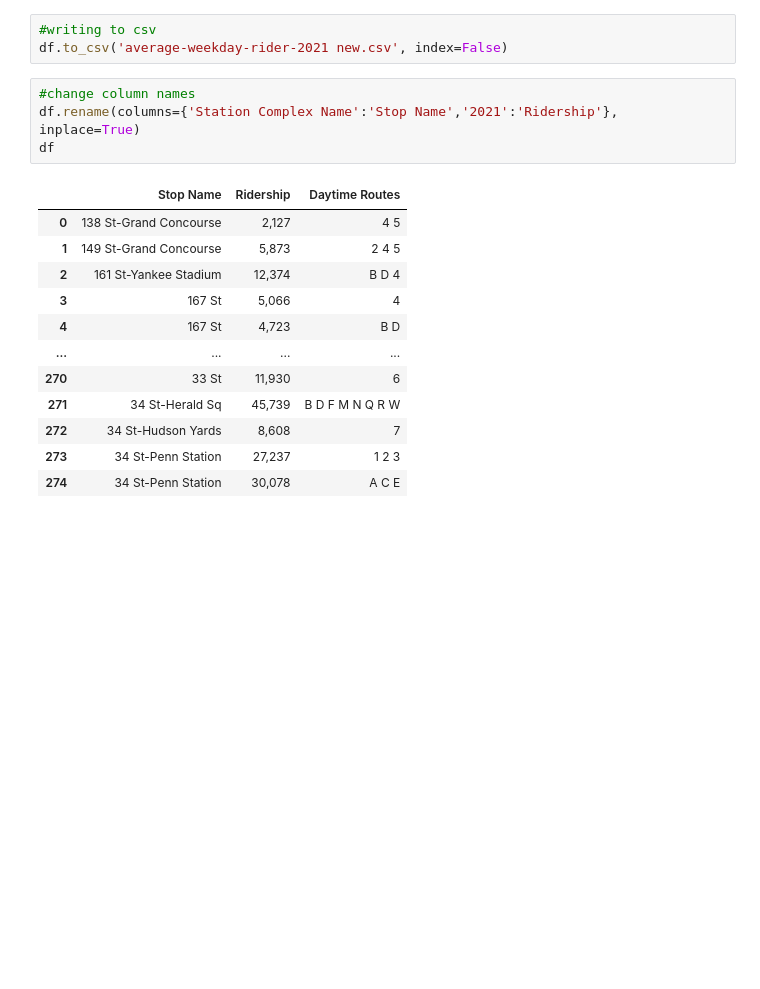
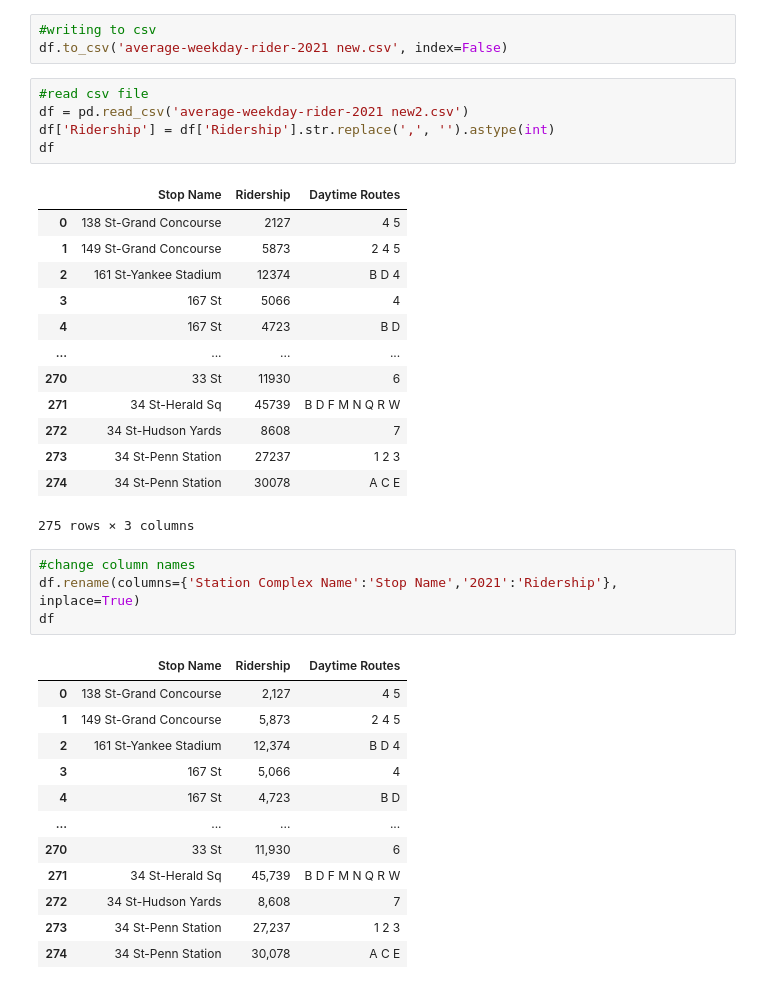
Before and after one commit to radhika3558/elevator-regression, a Jupyter notebook: data-cleanup.ipynb, the cells around one changed output. Drawn from its saved outputs; the diff is of its cells as text; blank space fills up the shorter version.

```diff
--- a/data-cleanup.ipynb
+++ b/data-cleanup.ipynb
@@ -83,6 +80,25 @@ print(df[['Station Complex Name', '2021', 'Daytime Routes']].head())
 # %%
 #writing to csv
 df.to_csv('average-weekday-rider-2021 new.csv', index=False)
+# %%
+#read csv file
+df = pd.read_csv('average-weekday-rider-2021 new2.csv')
+df['Ridership'] = df['Ridership'].str.replace(',', '').astype(int)
+df
+# %% [output]
+|  | Stop Name | Ridership | Daytime Routes |
+| 0 | 138 St-Grand Concourse | 2127 | 4 5 |
+| 1 | 149 St-Grand Concourse | 5873 | 2 4 5 |
+| 2 | 161 St-Yankee Stadium | 12374 | B D 4 |
+| 3 | 167 St | 5066 | 4 |
+| 4 | 167 St | 4723 | B D |
+| ... | ... | ... | ... |
+| 270 | 33 St | 11930 | 6 |
+| 271 | 34 St-Herald Sq | 45739 | B D F M N Q R W |
+| 272 | 34 St-Hudson Yards | 8608 | 7 |
+| 273 | 34 St-Penn Station | 27237 | 1 2 3 |
+| 274 | 34 St-Penn Station | 30078 | A C E |
+275 rows × 3 columns
 # %%
 #change column names
 df.rename(columns={'Station Complex Name':'Stop Name','2021':'Ridership'}, inplace=True)
```
Also changed, not shown: parts of 5 cells of this notebook.
